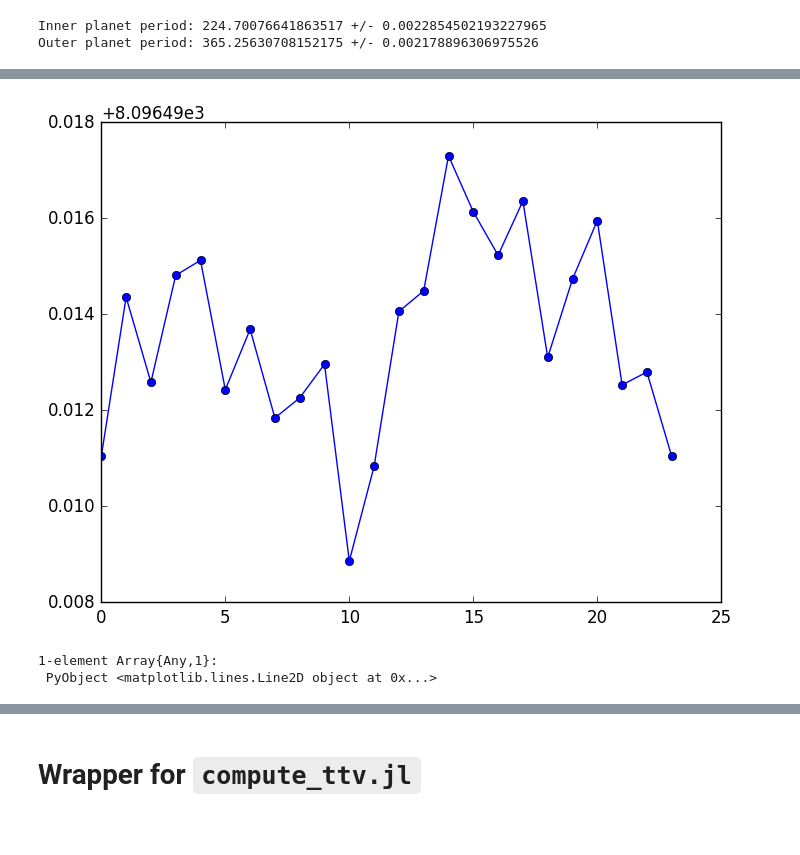
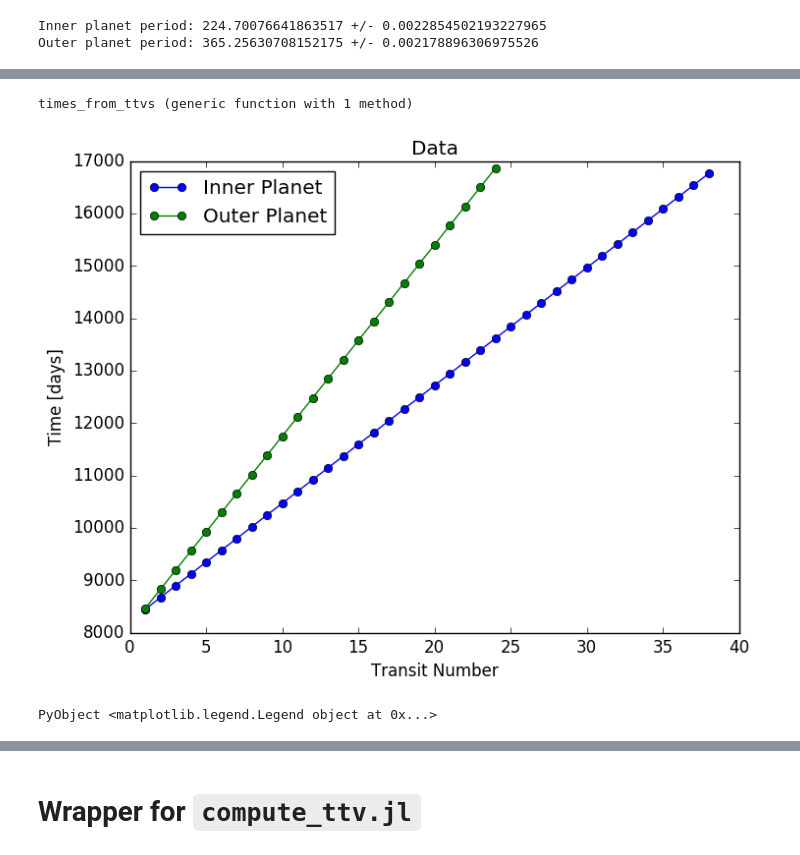
Before and after one commit to jlustigy/ExoJulia, a Jupyter notebook: Homework/hw4/Jake_Dave/hw4_dev.ipynb, the cells around one changed output, grey strips where cells are left out. Cells and saved outputs as stored; diff of their text form; code cells hidden in the pictures; blank space fills up the shorter version.

```diff
--- a/Homework/hw4/Jake_Dave/hw4_dev.ipynb
+++ b/Homework/hw4/Jake_Dave/hw4_dev.ipynb
@@ -43,0 +62,3 @@ Outer planet period: 365.25630708152175 +/- 0.002178896306975526
+# %%
+bestP1, std1 = period_from_times(time1)
+bestP2, std2 = period_from_times(time2)
@@ -44,11 +74,13 @@ Outer planet period: 365.25630708152175 +/- 0.002178896306975526
 # %%
-function subtract_mean_period(times, P)
+function ttvs_from_times(times, P)
+    # Construct time array on planet period
     a1 = ones(length(times))
     for i=1:length(times)
-        a1[i] = i*P
+        a1[i] = (i-1)*P
     end
 
-    ttv = times .- a1
+    # TTV signal is: (Nth transit time) - N*(Orbital Period) - (time of first transit)
+    ttv = (times .- a1) - times[1]
     return ttv
 end
 # %% [output]
@@ -64,7 +88,30 @@ plot(time1,obs_ttv1, "o-")
-# %%
-obs_ttv2 = subtract_mean_period(time2, bestP2)
-plot(obs_ttv2, "o-")
-# %% [output]
-[figure, removed]
-1-element Array{Any,1}:
- PyObject <matplotlib.lines.Line2D object at 0x...>
+# %%
+function times_from_ttvs(ttvs, P, t0)
+    # Construct time array on planet period
+    a1 = ones(length(ttvs))
+    for i=1:length(ttvs)
+        a1[i] = (i-1)*P
+    end
+
+    # (Nth transit time) = (TTV) + N*(Orbital Period) + (time of first transit)
+    times = (ttvs .+ a1) + t0
+    return times
+end
+# %% [output]
+times_from_ttvs (generic function with 1 method)
+# %%
+obs_ttv1 = ttvs_from_times(time1, bestP1;)
+obs_ttv2 = ttvs_from_times(time2, bestP2);
+# %%
+times_test1 = times_from_ttvs(obs_ttv1, bestP1, time1[1])
+times_test2 = times_from_ttvs(obs_ttv2, bestP2, time2[1])
+
+plot(linspace(1,length(time1), length(time1)), time1, "o-", label="Inner Planet")
+plot(linspace(1,length(time2), length(time2)), time2, "o-", label="Outer Planet")
+ylabel("Time [days]")
+xlabel("Transit Number")
+title("Data")
+legend(loc=2)
+# %% [output]
+[figure, added]
+PyObject <matplotlib.legend.Legend object at 0x...>
```
Also changed, not shown: parts of 69 cells of this notebook.
